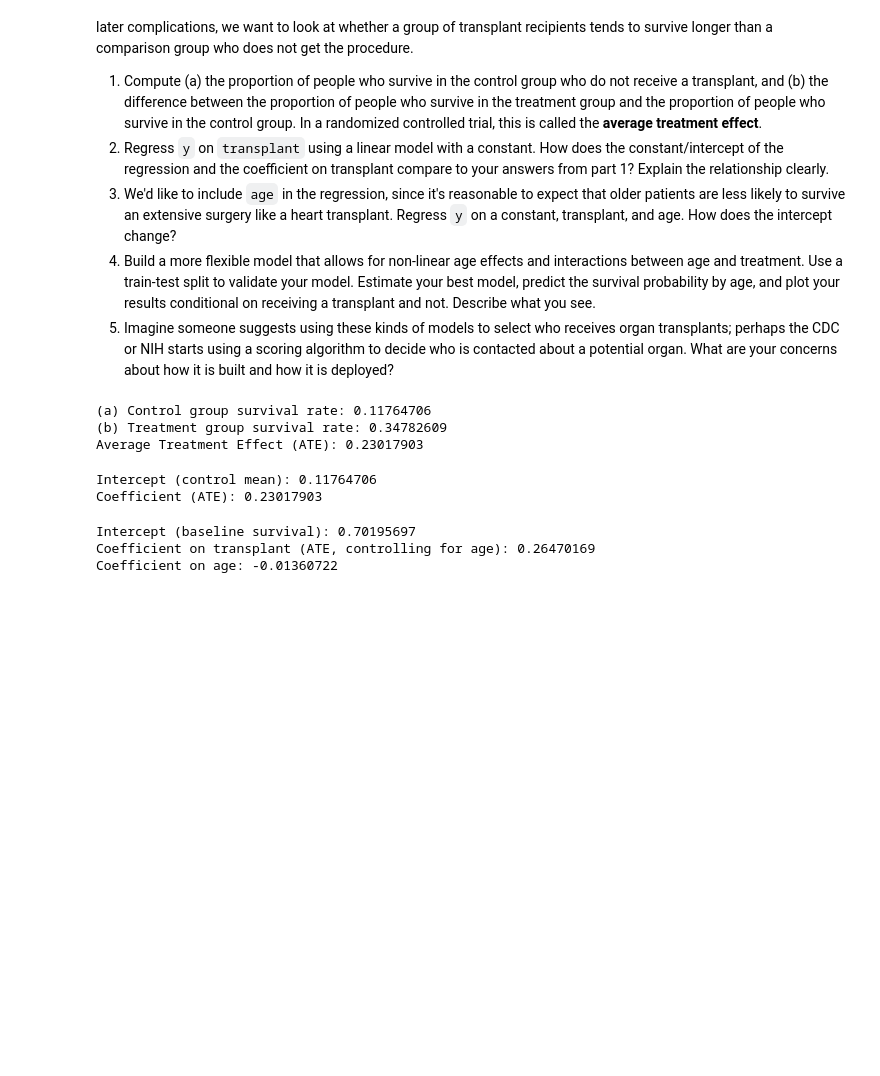
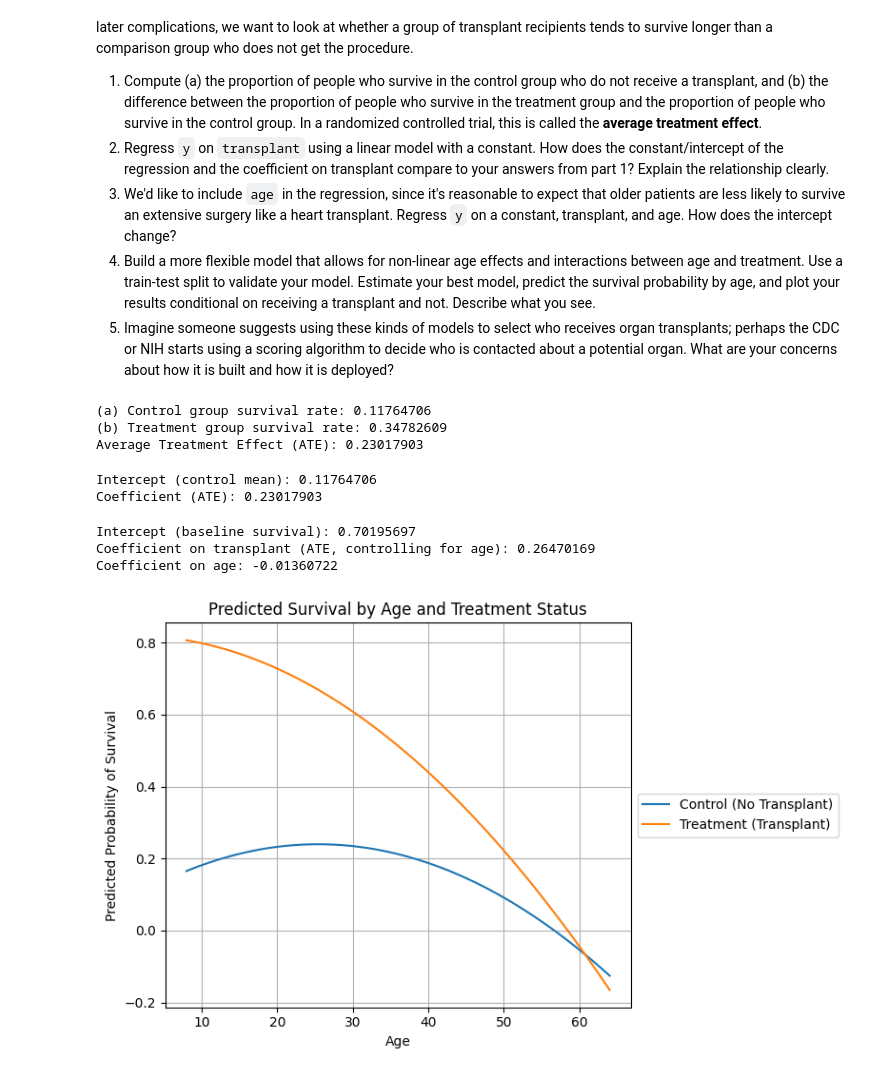
Before and after one commit to bburt26/linear_models_assignment, a Jupyter notebook: assignment.ipynb, the cells around one changed output. Cells and saved outputs as stored; diff of their text form; code cells hidden in the pictures; blank space fills up the shorter version.

```diff
--- a/assignment.ipynb
+++ b/assignment.ipynb
@@ -126,3 +126,48 @@ Coefficient on transplant (ATE, controlling for age): 0.26470169
 Coefficient on age: -0.01360722
 # %%
 #3.4
+
+heart['transplant_binary'] = (heart['transplant'] == 'treatment').astype(int)
+
+# Add non-linear and interaction terms
+heart['age_squared'] = heart['age'] ** 2
+heart['interaction'] = heart['transplant_binary'] * heart['age']
+
+# Define features and target
+X = heart[['transplant_binary', 'age', 'age_squared', 'interaction']]
+y = heart['y']
+
+# Train-test split
+X_train, X_test, y_train, y_test = train_test_split(X, y, test_size=0.2, random_state=42)
+
+# Fit linear regression model
+model = LinearRegression()
+model.fit(X_train, y_train)
+
+# Predict over range of ages for transplant and control
+ages = np.linspace(heart['age'].min(), heart['age'].max(), 100)
+
+def make_design_matrix(transplant_value):
+    age_sq = ages ** 2
+    interaction = transplant_value * ages
+    return np.column_stack((np.full_like(ages, transplant_value), ages, age_sq, interaction))
+
+X_pred_treat = make_design_matrix(1)
+X_pred_control = make_design_matrix(0)
+
+y_pred_treat = model.predict(X_pred_treat)
+y_pred_control = model.predict(X_pred_control)
+
+# Plot predictions
+plt.figure(figsize=(8, 5))
+plt.plot(ages, y_pred_control, label='Control (No Transplant)')
+plt.plot(ages, y_pred_treat, label='Treatment (Transplant)')
+plt.xlabel('Age')
+plt.ylabel('Predicted Probability of Survival')
+plt.title('Predicted Survival by Age and Treatment Status')
+plt.legend(loc='center left', bbox_to_anchor=(1, 0.5))
+plt.grid(True)
+plt.tight_layout()
+plt.show()
+# %% [output]
+[figure, added]
```
